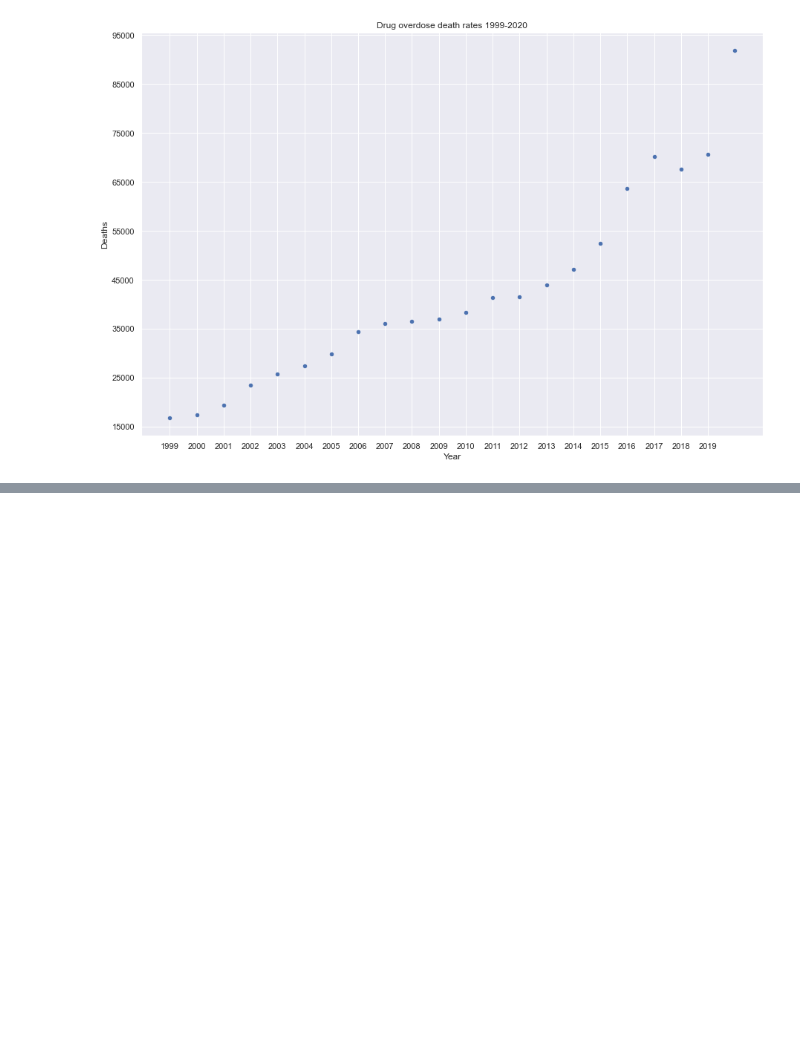
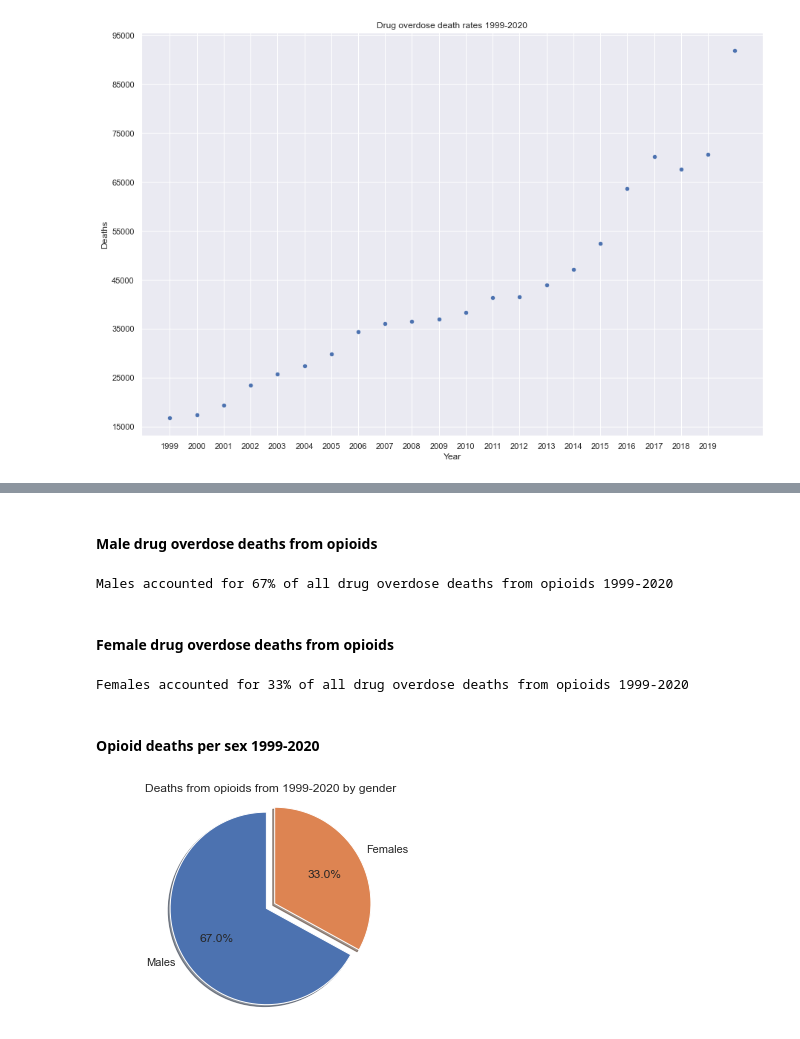
Before and after one commit to molly-rusk/DeathsbyDrugOverdoseinTheUS, a Jupyter notebook: Capstone_Notebook.ipynb, the cells around one changed output, grey strips where cells are left out. Cells and saved outputs as stored; diff of their text form; code cells hidden in the pictures; blank space fills up the shorter version.

Commit message:
added pie charts

```diff
--- a/Capstone_Notebook.ipynb
+++ b/Capstone_Notebook.ipynb
@@ -598,0 +657,29 @@ plt.title('Drug overdose death rates 1999-2020');
+# %% [markdown]
+#### Male drug overdose deaths from opioids
+# %%
+maleopioiddeaths = maletotal/opioiddeaths
+percentage = "{:.00%}".format(maleopioiddeaths)
+print(f'Males accounted for {percentage} of all drug overdose deaths from opioids 1999-2020')
+# %% [output]
+Males accounted for 67% of all drug overdose deaths from opioids 1999-2020
+# %% [markdown]
+#### Female drug overdose deaths from opioids
+# %%
+femaleopioiddeaths = femaletotal/opioiddeaths
+percentage = "{:.00%}".format(femaleopioiddeaths)
+print(f'Females accounted for {percentage} of all drug overdose deaths from opioids 1999-2020')
+# %% [output]
+Females accounted for 33% of all drug overdose deaths from opioids 1999-2020
+# %% [markdown]
+#### Opioid deaths per sex 1999-2020
+# %%
+labels = 'Males', 'Females'
+sizes = [67,33]
+fig1, ax1 = plt.subplots()
+explode = (0,0.1)
+ax1.pie(sizes, explode=explode, labels=labels, autopct='%1.1f%%', shadow=True, startangle=90)
+ax1.axis('equal')
+plt.title('Deaths from opioids from 1999-2020 by gender')
+plt.show()
+# %% [output]
+[figure, added]
```
Also changed, not shown: parts of 20 cells of this notebook.
